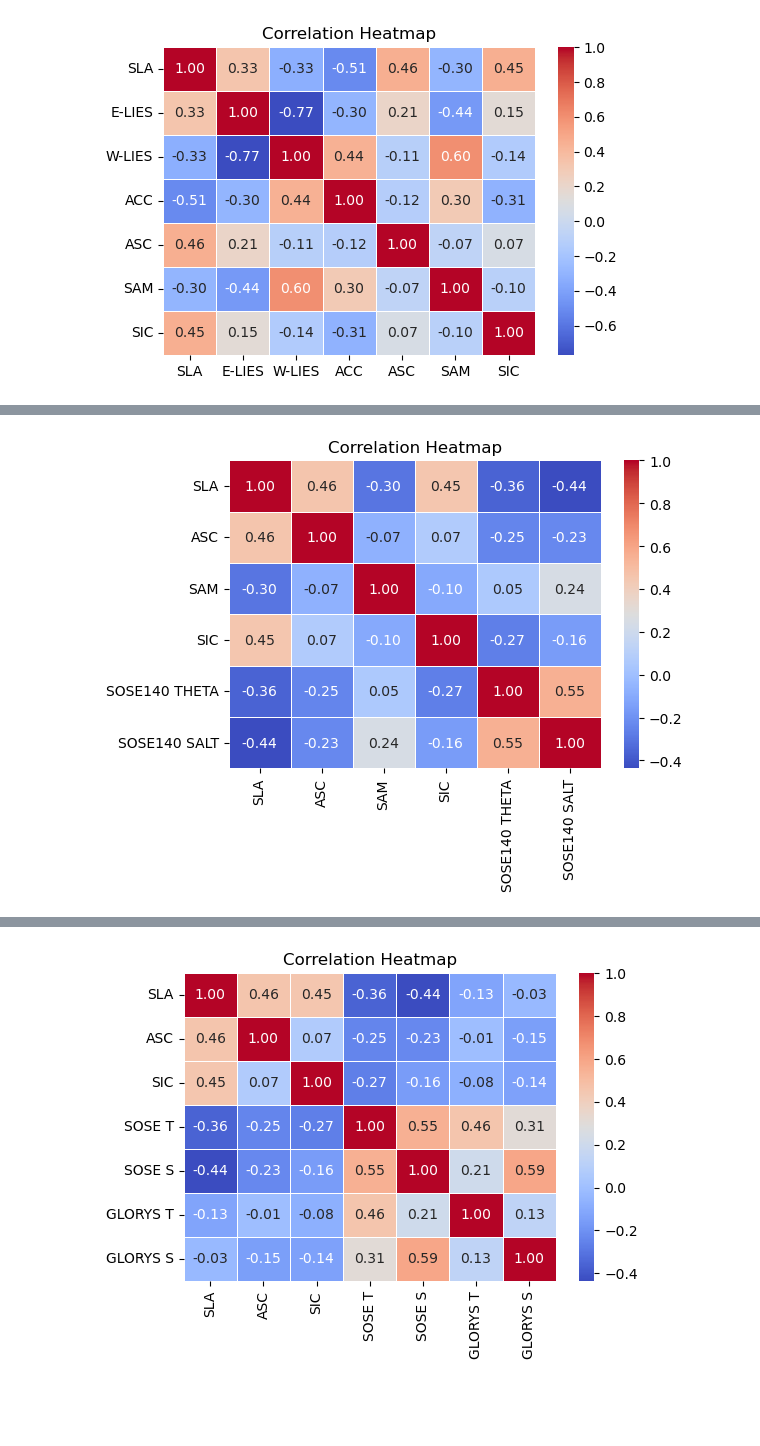
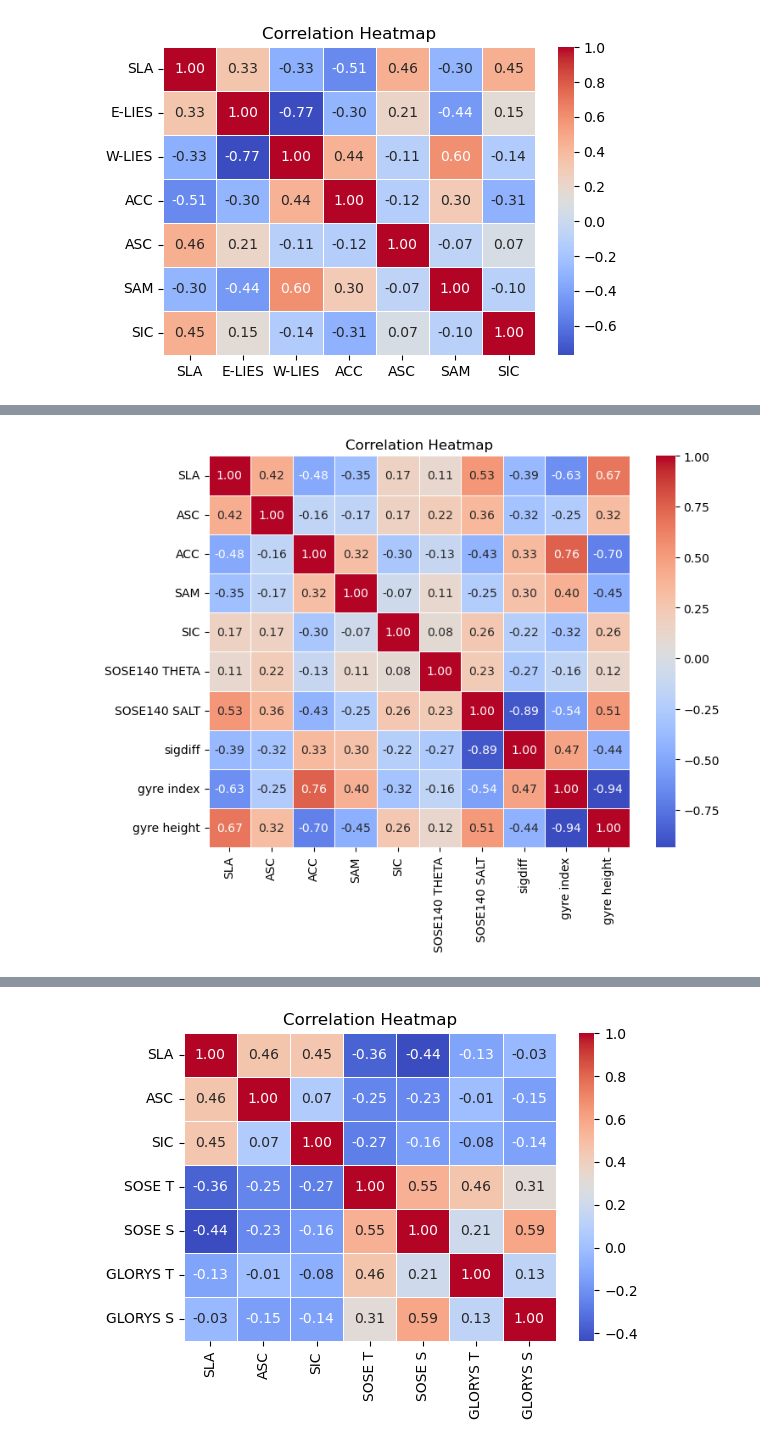
Before and after one commit to eejco/thesis_c3, a Jupyter notebook: slope_index.ipynb, the cells around one changed output, grey strips where cells are left out. Cells and saved outputs as stored; diff of their text form; code cells hidden in the pictures; blank space fills up the shorter version.

```diff
--- a/slope_index.ipynb
+++ b/slope_index.ipynb
@@ -37,14 +46,20 @@ region_ac = Region('AC',extent_ac,elevation=elevation_ac)
 region_ac_shelf = Region('ACS',extent_ac,elevation=elevation_ac,min_elevation=-1000)
 region_ea = Region('EA',extent_ea)
 
+extent_gyre = [145,149,-66.5,-65.5]
+region_gyre = Region('Gyre',extent=extent_gyre)
+
 winds_ea = region_ea.crop_da(winds_)
 
 sla = region_ac.crop_da(sla_)
 sla_shelf = region_ac_shelf.crop_da(sla_)
+sla_gyre = region_gyre.crop_da(sla_)
 winds = region_ac.crop_da(winds_)
 dot =region_ac.crop_da(dotds)
 sice = region_ac.crop_da(sice_)
 sic_shelf = region_ac_shelf.crop_da(sice_)
+lwe_shelf = region_ac_shelf.crop_da(lwe_ds)
+sha_shelf = region_ac_shelf.crop_da(sha_ds_sla)
 
 # filter dodgy sla signal
 lonboo = sla.longitude < 147
@@ -109,6 +129,10 @@ acc = geos.u10.sel(latitude=slice(-65,-63)).mean(['latitude','longitude'])
 # coastal ssh
 cssh = sla_shelf.mean(['latitude','longitude'])
 csic = sic_shelf.mean(['latitude','longitude'])
+gssh = sla_gyre.mean(['latitude','longitude'])
+# sha & grace
+csha = sha_shelf.sha.mean(['latitude','longitude'])
+clwe = lwe_shelf.lwe_thickness.mean(['latitude','longitude'])
 # %%
 # new asc
 asc = -v_along.mean('longitude')
@@ -229,8 +389,17 @@ plt.show()
 #repeat with extra plots
 sose140 = xr.open_dataset('sose_shelf_140.nc')
 sose145 = xr.open_dataset('sose_shelf_145.nc')
+# %%
+sigdiff = xr.open_dataarray('sigdiff.nc')
 # %%
-vars = [cssh,asc,sam,csic,sose145.THETA.mean(['Z','YC']),sose145.SALT.mean(['Z','YC'])]
+vars_ = [cssh,asc,acc,sam,csic,sose145.THETA.integrate('Z').mean(['YC']),sose145.SALT.integrate('Z').mean(['YC']),sigdiff,gyre_index,gssh]
+vars = []
+
+# get seasonal anoms
+for var in vars_:
+    varcmt = var.groupby('time.month').mean()
+    vars.append(var.groupby('time.month') - varcmt)
+
 cmat = np.empty((len(vars),len(vars)))
 pmat = np.empty((len(vars),len(vars)))
 
@@ -252,11 +430,13 @@ matt = pd.DataFrame(cmat,columns=['SLA','ASC','SAM','SIC','SOSE140 THETA','SOSE1
 # %%
+colnams = ['SLA','ASC','ACC','SAM','SIC','SOSE140 THETA','SOSE140 SALT','sigdiff','gyre index','gyre height']
+matt = pd.DataFrame(cmat,columns=colnams,index=colnams)
 
-plt.figure(figsize=(6,4))
+plt.figure(figsize=(8,6))
 sns.heatmap(matt, annot=True, cmap="coolwarm", fmt=".2f", linewidths=0.5)
 plt.title("Correlation Heatmap")
 plt.show()
 # %% [output]
-[figure, old version]
+[figure, new version]
 # %%
 #repeat with extra plots
 glorys = xr.open_dataset('glorys_shelf_140.nc')
```
Also changed, not shown: parts of 28 cells of this notebook, 10 other files.
